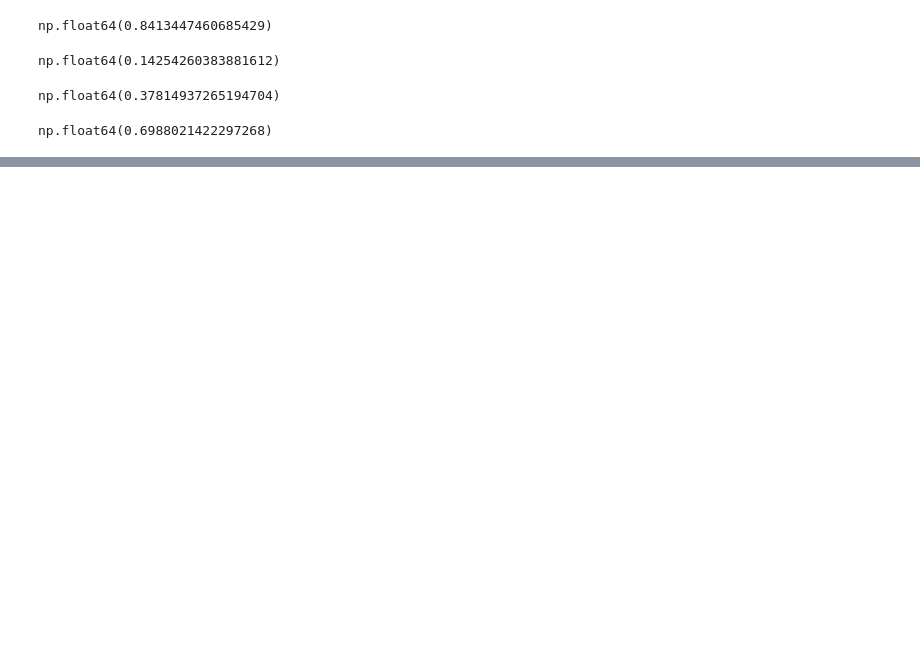
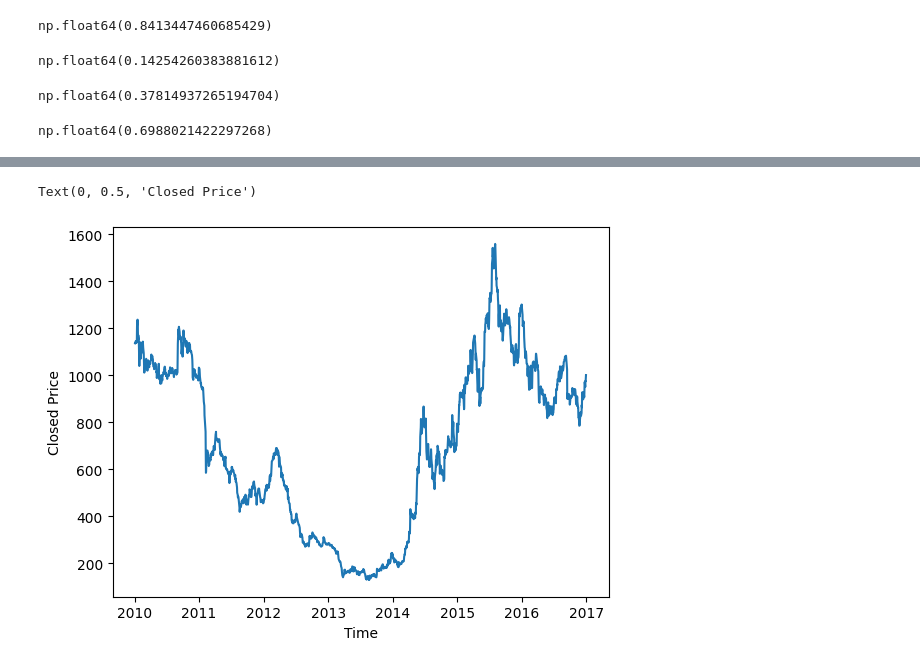
Before and after one commit to shubhankar233/Data-Science, a Jupyter notebook: Statistics/3_Statistics.ipynb, the cells around one changed output, grey strips where cells are left out. Saved outputs shown, nothing was run; the diff lists cells and outputs as text; code cells hidden in the pictures; blank space fills up the shorter version.

```diff
--- a/Statistics/3_Statistics.ipynb
+++ b/Statistics/3_Statistics.ipynb
@@ -18,0 +22,3 @@ np.float64(0.6988021422297268)
+# %%
+beml_df = pd.read_csv('/content/Data-Science/Statistics/BEML.csv')
+beml_df.head()
@@ -18,0 +74,7 @@ np.float64(0.6988021422297268)
+# %%
+plt.plot(beml_df.Close)
+plt.xlabel("Time")
+plt.ylabel("Closed Price")
+# %% [output]
+Text(0, 0.5, 'Closed Price')
+[figure, added]
```
Also changed, not shown: parts of 25 cells of this notebook.
